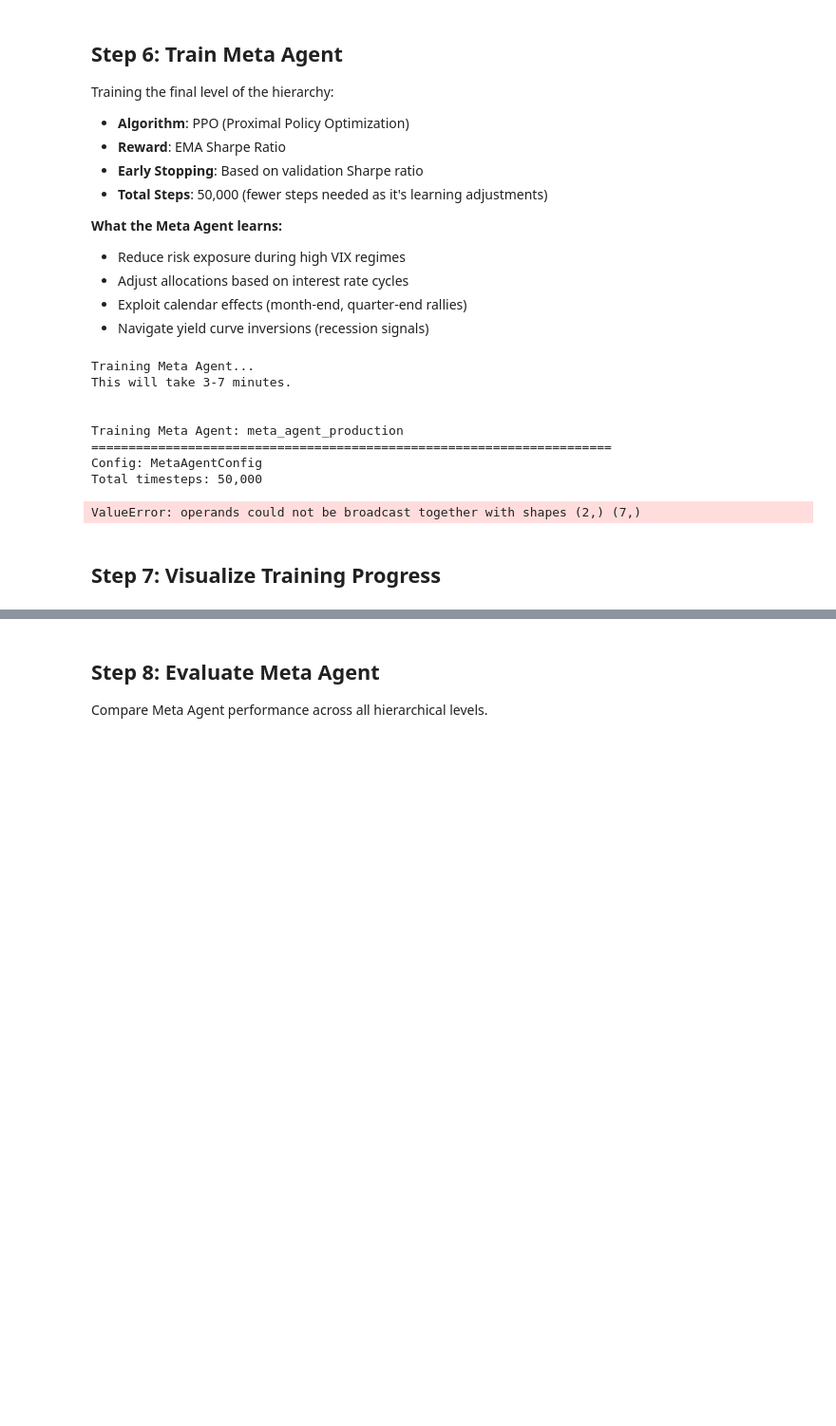
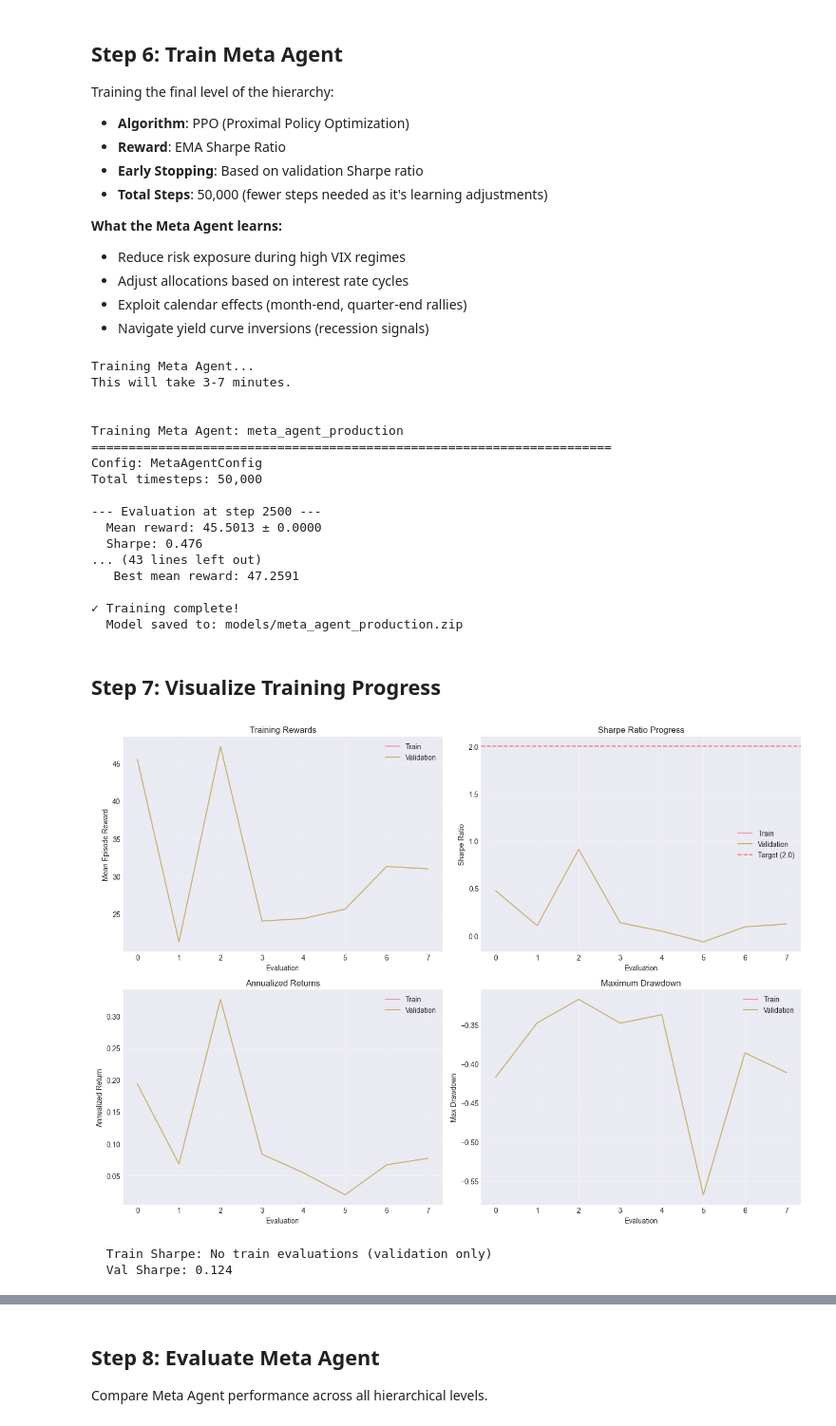
Before and after one commit to natalia-marko/reinforcement-learning-in-finance, a Jupyter notebook: harlf_weekly/notebooks/04_meta_agent.ipynb, the cells around one changed output, grey strips where cells are left out. Shown at 95% size. Cells and saved outputs as stored; diff of their text form; code cells hidden in the pictures; blank space fills up the shorter version.

```diff
--- a/harlf_weekly/notebooks/04_meta_agent.ipynb
+++ b/harlf_weekly/notebooks/04_meta_agent.ipynb
@@ -84,8 +84,8 @@ DATA_DIR = Path('../data_hierarchical')
 
 # Check for required files
 super_agent_path = MODELS_DIR / 'super_agent_production.zip'
-technical_model_path = MODELS_DIR / 'agent_models' / 'technical_ema_sharpe.zip'
-sentiment_model_path = MODELS_DIR / 'agent_models' / 'sentiment_ema_sharpe.zip'
+technical_model_path = MODELS_DIR / 'technical_ema_sharpe.zip'
+sentiment_model_path = MODELS_DIR / 'sentiment_ema_sharpe.zip'
 
 files_to_check = {
     'Super Agent': super_agent_path,
@@ -362,7 +352,15 @@ Training Meta Agent: meta_agent_production
 ======================================================================
 Config: MetaAgentConfig
 Total timesteps: 50,000
+
+--- Evaluation at step 2500 ---
+  Mean reward: 45.5013 ± 0.0000
+  Sharpe: 0.476
+... (43 lines left out)
+   Best mean reward: 47.2591
+
+✓ Training complete!
+  Model saved to: models/meta_agent_production.zip
-ValueError: operands could not be broadcast together with shapes (2,) (7,)
 # %% [markdown]
 ## Step 7: Visualize Training Progress
 # %%
@@ -382,38 +380,42 @@ axes[0, 0].grid(True, alpha=0.3)
 axes[0, 1].plot(training_history['train_sharpe'], label='Train', alpha=0.7)
 axes[0, 1].plot(training_history['val_sharpe'], label='Validation', alpha=0.7)
 axes[0, 1].axhline(y=2.0, color='r', linestyle='--', label='Target (2.0)', alpha=0.5)
 axes[0, 1].set_xlabel('Evaluation')
 axes[0, 1].set_ylabel('Sharpe Ratio')
 axes[0, 1].set_title('Sharpe Ratio Progress')
 axes[0, 1].legend()
 axes[0, 1].grid(True, alpha=0.3)
 
 # Returns
 axes[1, 0].plot(training_history['train_returns'], label='Train', alpha=0.7)
 axes[1, 0].plot(training_history['val_returns'], label='Validation', alpha=0.7)
 axes[1, 0].set_xlabel('Evaluation')
 axes[1, 0].set_ylabel('Annualized Return')
 axes[1, 0].set_title('Annualized Returns')
 axes[1, 0].legend()
 axes[1, 0].grid(True, alpha=0.3)
 
 # Max Drawdown
 axes[1, 1].plot(training_history['train_drawdown'], label='Train', alpha=0.7)
 axes[1, 1].plot(training_history['val_drawdown'], label='Validation', alpha=0.7)
 axes[1, 1].set_xlabel('Evaluation')
 axes[1, 1].set_ylabel('Max Drawdown')
 axes[1, 1].set_title('Maximum Drawdown')
 axes[1, 1].legend()
 axes[1, 1].grid(True, alpha=0.3)
 
 plt.tight_layout()
 plt.show()
 
-# Print final metrics
-print("Final Training Metrics:")
-print(f"  Train Sharpe: {training_history['train_sharpe'][-1]:.3f}")
-print(f"  Val Sharpe: {training_history['val_sharpe'][-1]:.3f}")
-print(f"  Train Return: {training_history['train_returns'][-1]:.2%}")
-print(f"  Val Return: {training_history['val_returns'][-1]:.2%}")
-print(f"  Train Max DD: {training_history['train_drawdown'][-1]:.2%}")
-print(f"  Val Max DD: {training_history['val_drawdown'][-1]:.2%}")
+# It checks if train data exists before plotting/accessing
+if training_history['train_sharpe']:  # This evaluates to False (empty list)
+    print(f"  Train Sharpe: {training_history['train_sharpe'][-1]:.3f}")
+else:
+    print(f"  Train Sharpe: No train evaluations (validation only)")  # This executes
+
+# It always prints validation data
+print(f"  Val Sharpe: {training_history['val_sharpe'][-1]:.3f}")  # Prints: 0.844
+# %% [output]
+[figure, added]
+  Train Sharpe: No train evaluations (validation only)
+  Val Sharpe: 0.124
```
Also changed, not shown: parts of 10 cells of this notebook, 24 other files.
